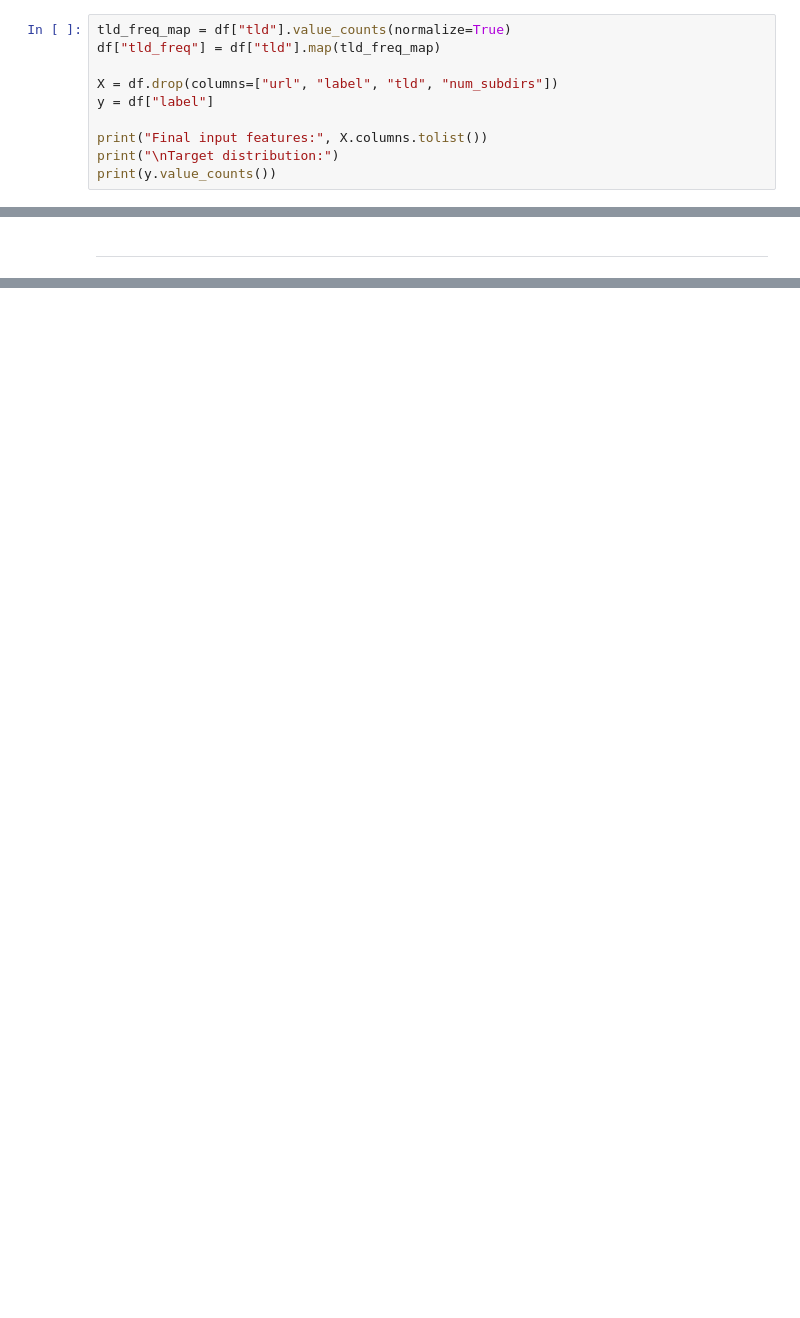
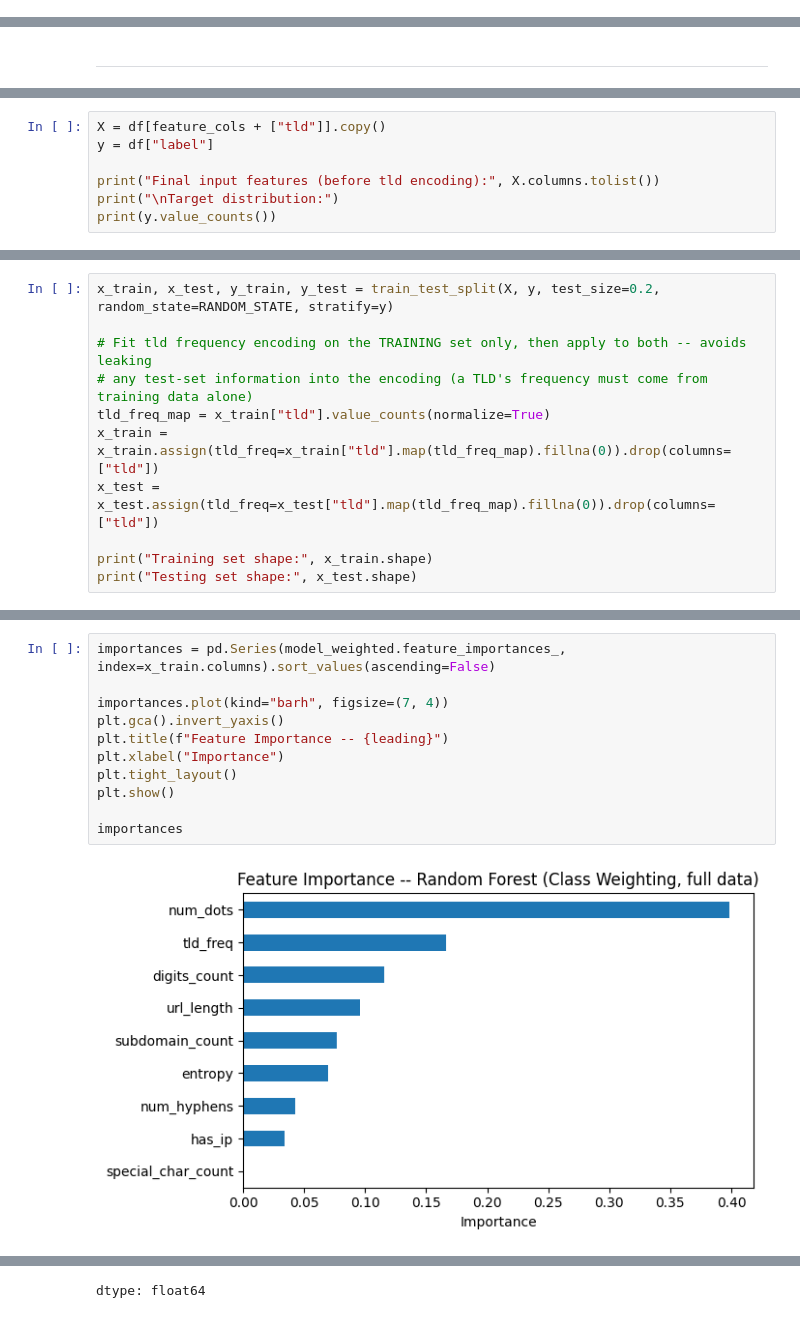
Before and after one commit to ZethRodaje/Automata_Java_Activities, a Jupyter notebook: Phishing_Website_Detection_Using_Machine_Learning.ipynb, the cells around one changed output, grey strips where cells are left out. Drawn from its saved outputs; the diff is of its cells as text; blank space fills up the shorter version.

```diff
--- a/Phishing_Website_Detection_Using_Machine_Learning.ipynb
+++ b/Phishing_Website_Detection_Using_Machine_Learning.ipynb
@@ -150,10 +110,0 @@ Checking each feature for a perfectly-separating value range:
-# %%
-tld_freq_map = df["tld"].value_counts(normalize=True)
-df["tld_freq"] = df["tld"].map(tld_freq_map)
-
-X = df.drop(columns=["url", "label", "tld", "num_subdirs"])
-y = df["label"]
-
-print("Final input features:", X.columns.tolist())
-print("\nTarget distribution:")
-print(y.value_counts())
@@ -580,0 +211,7 @@ Checking each feature for a perfectly-separating value range (current feature se
+# %%
+X = df[feature_cols + ["tld"]].copy()
+y = df["label"]
+
+print("Final input features (before tld encoding):", X.columns.tolist())
+print("\nTarget distribution:")
+print(y.value_counts())
@@ -580,0 +228,11 @@ Checking each feature for a perfectly-separating value range (current feature se
+# %%
+x_train, x_test, y_train, y_test = train_test_split(X, y, test_size=0.2, random_state=RANDOM_STATE, stratify=y)
+
+# Fit tld frequency encoding on the TRAINING set only, then apply to both -- avoids leaking
+# any test-set information into the encoding (a TLD's frequency must come from training data alone)
+tld_freq_map = x_train["tld"].value_counts(normalize=True)
+x_train = x_train.assign(tld_freq=x_train["tld"].map(tld_freq_map).fillna(0)).drop(columns=["tld"])
+x_test = x_test.assign(tld_freq=x_test["tld"].map(tld_freq_map).fillna(0)).drop(columns=["tld"])
+
+print("Training set shape:", x_train.shape)
+print("Testing set shape:", x_test.shape)
@@ -580,0 +400,13 @@ Checking each feature for a perfectly-separating value range (current feature se
+# %%
+importances = pd.Series(model_weighted.feature_importances_, index=x_train.columns).sort_values(ascending=False)
+
+importances.plot(kind="barh", figsize=(7, 4))
+plt.gca().invert_yaxis()
+plt.title(f"Feature Importance -- {leading}")
+plt.xlabel("Importance")
+plt.tight_layout()
+plt.show()
+
+importances
+# %% [output]
+[figure, added]
@@ -580,0 +423 @@ Checking each feature for a perfectly-separating value range (current feature se
+dtype: float64
```
Also changed, not shown: parts of 61 cells of this notebook.
